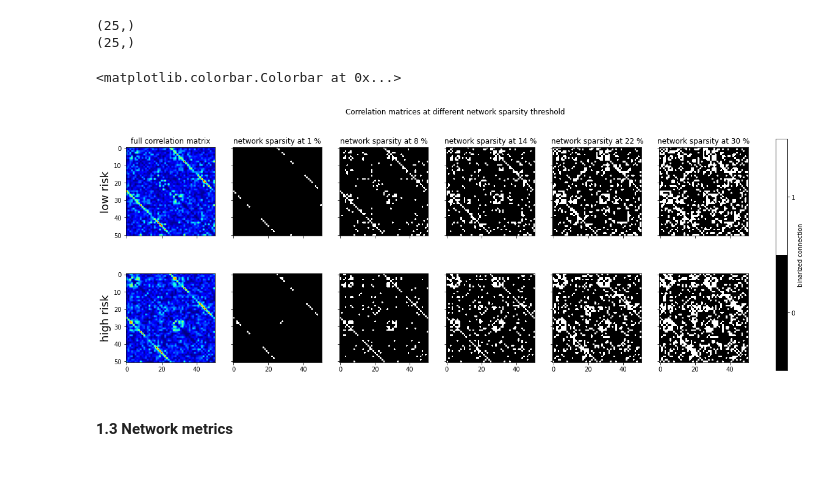
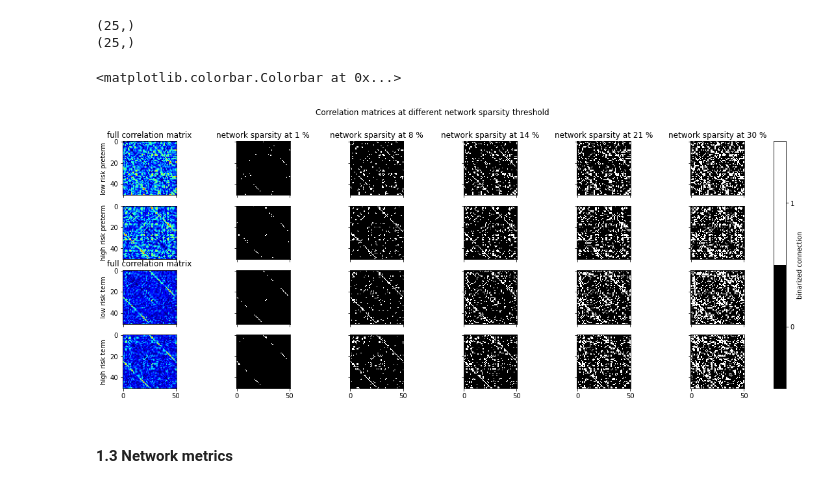
Before and after one commit to lehai-ml/schizophrenia_PRS, a Jupyter notebook: notebooks_results/dHCP/3_dHCP_graph_analysis.ipynb, the cells around one changed output. Cells and saved outputs as stored; diff of their text form; code cells hidden in the pictures.

Commit message:
added term babies to dHCP

```diff
--- a/notebooks_results/dHCP/3_dHCP_graph_analysis.ipynb
+++ b/notebooks_results/dHCP/3_dHCP_graph_analysis.ipynb
@@ -64,34 +102,56 @@ np.fill_diagonal(corrmatrix_high_risk,0)
 # %%
-rearranged_corrmatrix_low_risk=np.asarray([[corrmatrix_low_risk[i][j] for j in rearrange_by_side_indices] for i in rearrange_by_side_indices])
+rearranged_corrmatrix_low_risk_preterm=np.asarray([[corrmatrix_low_risk_preterm[i][j] for j in rearrange_by_side_indices] for i in rearrange_by_side_indices])
 
-rearranged_corrmatrix_high_risk=np.asarray([[corrmatrix_high_risk[i][j] for j in rearrange_by_side_indices] for i in rearrange_by_side_indices])
+rearranged_corrmatrix_high_risk_preterm=np.asarray([[corrmatrix_high_risk_preterm[i][j] for j in rearrange_by_side_indices] for i in rearrange_by_side_indices])
+
+rearranged_corrmatrix_low_risk_term=np.asarray([[corrmatrix_low_risk_term[i][j] for j in rearrange_by_side_indices] for i in rearrange_by_side_indices])
+
+rearranged_corrmatrix_high_risk_term=np.asarray([[corrmatrix_high_risk_term[i][j] for j in rearrange_by_side_indices] for i in rearrange_by_side_indices])
 # %%
-f,axes=plt.subplots(2,6,sharex=True,sharey=True,figsize=(20,7))
+f,axes=plt.subplots(4,6,sharex=True,sharey=True,figsize=(20,7))
 network_sparsity_threshold=[int(i) for i in (np.linspace(1,30,5))]
 for idx,ax in enumerate(axes[0]):
     if idx==0:
-        im=ax.imshow(rearranged_corrmatrix_low_risk,cmap='jet')
+        im=ax.imshow(rearranged_corrmatrix_low_risk_preterm,cmap='jet')
         ax.set_title('full correlation matrix')
-        ax.set_ylabel('low risk',fontsize=18)
+        ax.set_ylabel('low risk preterm',fontsize=10)
     else:
-        binarized_matrix=graph_analysis.binarize_matrix_based_on_sparsity_threshold(rearranged_corrmatrix_low_risk,network_sparsity_threshold[idx-1]/100,bins=100)
+        binarized_matrix=graph_analysis.binarize_matrix_based_on_sparsity_threshold(rearranged_corrmatrix_low_risk_preterm,network_sparsity_threshold[idx-1]/100,bins=100)
         im=ax.imshow(binarized_matrix,cmap=plt.cm.get_cmap('cubehelix', 2))
         ax.set_title('network sparsity at %d %%'%(len(np.where(data_preprocessing.lower_triangle(binarized_matrix)==1)[0])*100/(52*51/2)))
         im.set_clim(-0.5,1.5)
 for idx,ax in enumerate(axes[1]):
     if idx==0:
-        im=ax.imshow(rearranged_corrmatrix_high_risk,cmap='jet')
-        ax.set_ylabel('high risk',fontsize=18)
+        im=ax.imshow(rearranged_corrmatrix_high_risk_preterm,cmap='jet')
+        ax.set_ylabel('high risk preterm',fontsize=10)
     else:
-        binarized_matrix=graph_analysis.binarize_matrix_based_on_sparsity_threshold(rearranged_corrmatrix_high_risk,network_sparsity_threshold[idx-1]/100,bins=100)
+        binarized_matrix=graph_analysis.binarize_matrix_based_on_sparsity_threshold(rearranged_corrmatrix_high_risk_preterm,network_sparsity_threshold[idx-1]/100,bins=100)
+        im=ax.imshow(binarized_matrix,cmap=plt.cm.get_cmap('cubehelix', 2))
+        im.set_clim(-0.5,1.5)
+
+for idx,ax in enumerate(axes[2]):
+    if idx==0:
+        im=ax.imshow(rearranged_corrmatrix_low_risk_term,cmap='jet')
+        ax.set_title('full correlation matrix')
+        ax.set_ylabel('low risk term',fontsize=10)
+    else:
+        binarized_matrix=graph_analysis.binarize_matrix_based_on_sparsity_threshold(rearranged_corrmatrix_low_risk_term,network_sparsity_threshold[idx-1]/100,bins=100)
+        im=ax.imshow(binarized_matrix,cmap=plt.cm.get_cmap('cubehelix', 2))
+        im.set_clim(-0.5,1.5)
+for idx,ax in enumerate(axes[3]):
+    if idx==0:
+        im=ax.imshow(rearranged_corrmatrix_high_risk_term,cmap='jet')
+        ax.set_ylabel('high risk term',fontsize=10)
+    else:
+        binarized_matrix=graph_analysis.binarize_matrix_based_on_sparsity_threshold(rearranged_corrmatrix_high_risk_term,network_sparsity_threshold[idx-1]/100,bins=100)
         im=ax.imshow(binarized_matrix,cmap=plt.cm.get_cmap('cubehelix', 2))
         im.set_clim(-0.5,1.5)
 
 f.suptitle('Correlation matrices at different network sparsity threshold')
 f.colorbar(im,ax=np.concatenate(axes),ticks=range(2),label='binarized connection',fraction=0.046, pad=0.04)
 # %% [output]
 <matplotlib.colorbar.Colorbar at 0x...>
-[figure, old version]
+[figure, new version]
 # %% [markdown]
 #### 1.3 Network metrics
 # %%
```
Also changed, not shown: parts of 22 cells of this notebook, 10 other files.
